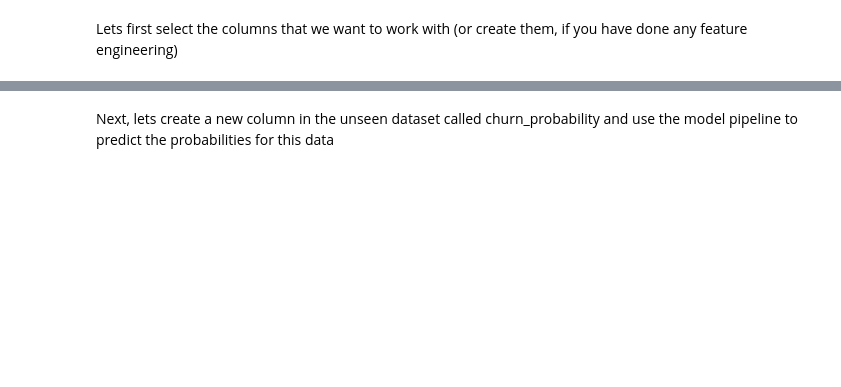
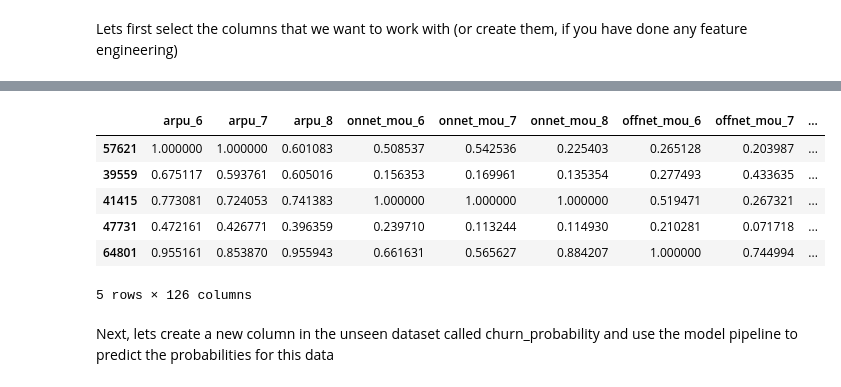
Before and after one commit to harish-babu/telecom-churn, a Jupyter notebook: telecom-churn-notebook.ipynb, the cells around one changed output, grey strips where cells are left out. Cells and saved outputs as stored; diff of their text form; code cells hidden in the pictures; blank space fills up the shorter version.

```diff
--- a/telecom-churn-notebook.ipynb
+++ b/telecom-churn-notebook.ipynb
@@ -940,2 +1022,12 @@ submission_data.shape
+# %%
+df_test.head()
+# %% [output]
+|  | arpu_6 | arpu_7 | arpu_8 | onnet_mou_6 | onnet_mou_7 | onnet_mou_8 | offnet_mou_6 | offnet_mou_7 | ... |
+| 57621 | 1.000000 | 1.000000 | 0.601083 | 0.508537 | 0.542536 | 0.225403 | 0.265128 | 0.203987 | ... |
+| 39559 | 0.675117 | 0.593761 | 0.605016 | 0.156353 | 0.169961 | 0.135354 | 0.277493 | 0.433635 | ... |
+| 41415 | 0.773081 | 0.724053 | 0.741383 | 1.000000 | 1.000000 | 1.000000 | 0.519471 | 0.267321 | ... |
+| 47731 | 0.472161 | 0.426771 | 0.396359 | 0.239710 | 0.113244 | 0.114930 | 0.210281 | 0.071718 | ... |
+| 64801 | 0.955161 | 0.853870 | 0.955943 | 0.661631 | 0.565627 | 0.884207 | 1.000000 | 0.744994 | ... |
+5 rows × 126 columns
 # %% [markdown]
 Next, lets create a new column in the unseen dataset called churn_probability and use the model pipeline to predict the probabilities for this data
```
Also changed, not shown: parts of 36 cells of this notebook, 1 other file.
